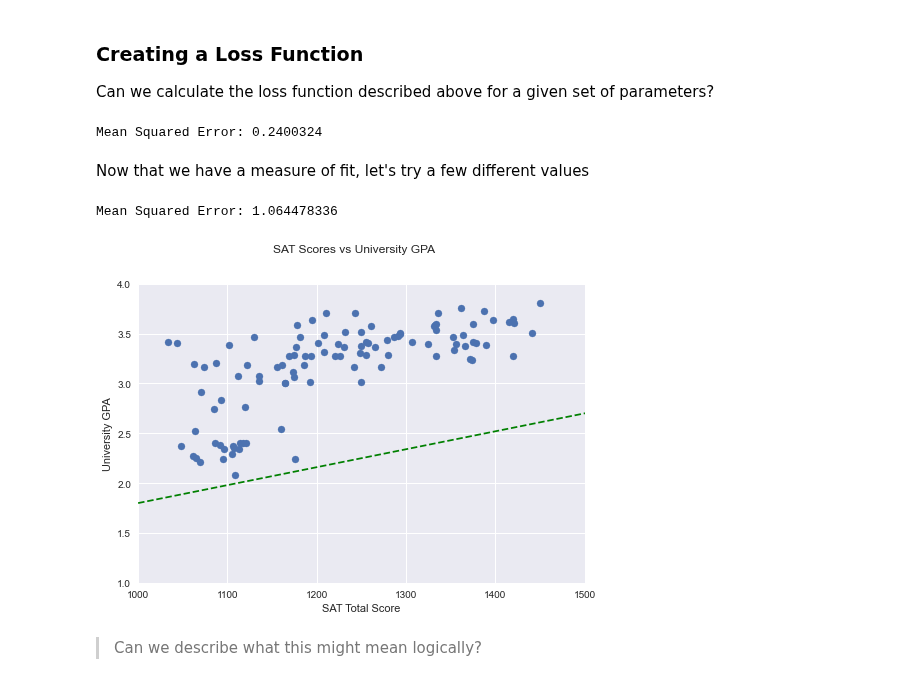
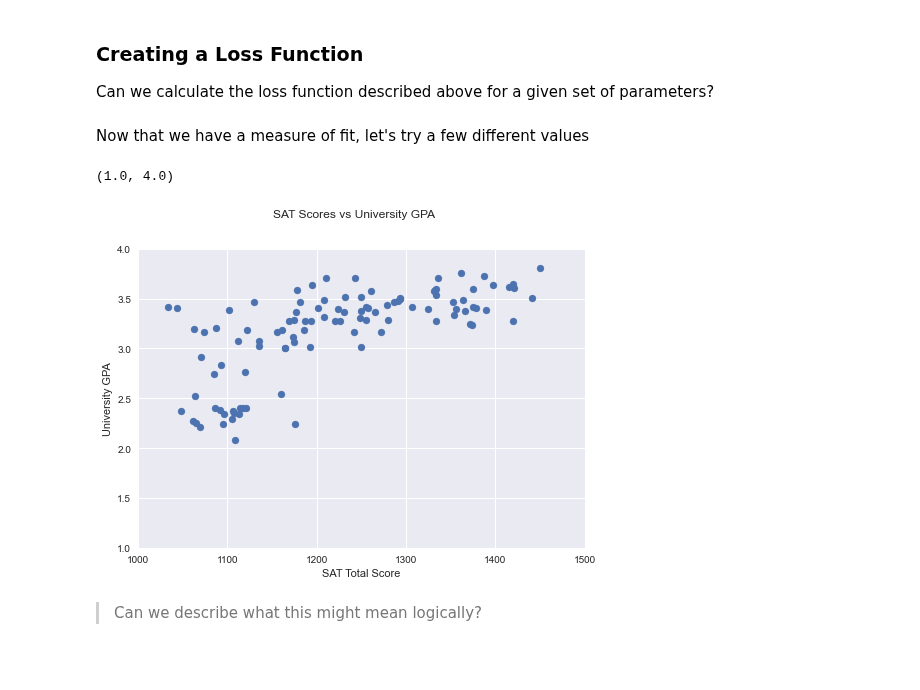
Before and after one commit to Per48edjes/Misc-DA-Prob-Stat, a Jupyter notebook: Lesson_4/Python_4/intro_to_regression.ipynb, the cells around one changed output. Drawn from its saved outputs; the diff is of its cells as text; code cells hidden in the pictures.

```diff
--- a/Lesson_4/Python_4/intro_to_regression.ipynb
+++ b/Lesson_4/Python_4/intro_to_regression.ipynb
@@ -164,39 +164,35 @@ def loss_function(dependent_values: np.array, independent_values: np.array,
     - ``beta_0``: intercept parameter
     - ``beta_1``: slope parameter
     '''
-    epsilon = 0
-    for y, x in zip(dependent_values, independent_values):
-        yhat = get_predicted_value(beta_0, beta_1, x)
-        epsilon += (y - yhat) ** 2
 
-    return epsilon / dependent_values.size
+    # INPUT OUR FUNCTION FOR LOSS FUNCTION BELOW
+
+    return epsilon
 
 
 # Let's test our loss function
-MSE = loss_function(data.univ_GPA, data.Total_SAT, beta_0, beta_1)
-print('Mean Squared Error: %s' %MSE)
+# MSE = loss_function(data.univ_GPA, data.Total_SAT, beta_0, beta_1)
+# print('Mean Squared Error: %s' %MSE)
-# %% [output]
-Mean Squared Error: 0.2400324
 # %% [markdown]
 Now that we have a measure of fit, let's try a few different values
 # %%
 fig = plt.figure()
 plt.scatter(data.Total_SAT, data.univ_GPA)
 fig.suptitle('SAT Scores vs University GPA')
 plt.xlabel('SAT Total Score')
 plt.ylabel('University GPA')
 plt.xlim(1000,1500)
 plt.ylim(1,4)
 
 ## INPUT OUR PREDICTED VALUES BELOW
-beta_0 = 0
-beta_1 = 0.0018
+#beta_0 =
+#beta_1 =
 
-fit_line(np.arange(1000, 1600), beta_0, beta_1).plot(linestyle='dashed', color="green", label="hand fit")
-print('Mean Squared Error: %s' %loss_function(data.univ_GPA, data.Total_SAT, beta_0, beta_1))
+#fit_line(np.arange(1000, 1600), beta_0, beta_1).plot(linestyle='dashed', color="green", label="hand fit")
+#print('Mean Squared Error: %s' %loss_function(data.univ_GPA, data.Total_SAT, beta_0, beta_1))
 # %% [output]
-Mean Squared Error: 1.064478336
+(1.0, 4.0)
-[figure, old version]
+[figure, new version]
 # %% [markdown]
 > Can we describe what this might mean logically?
 # %% [markdown]
```
Also changed, not shown: parts of 1 cell of this notebook.
